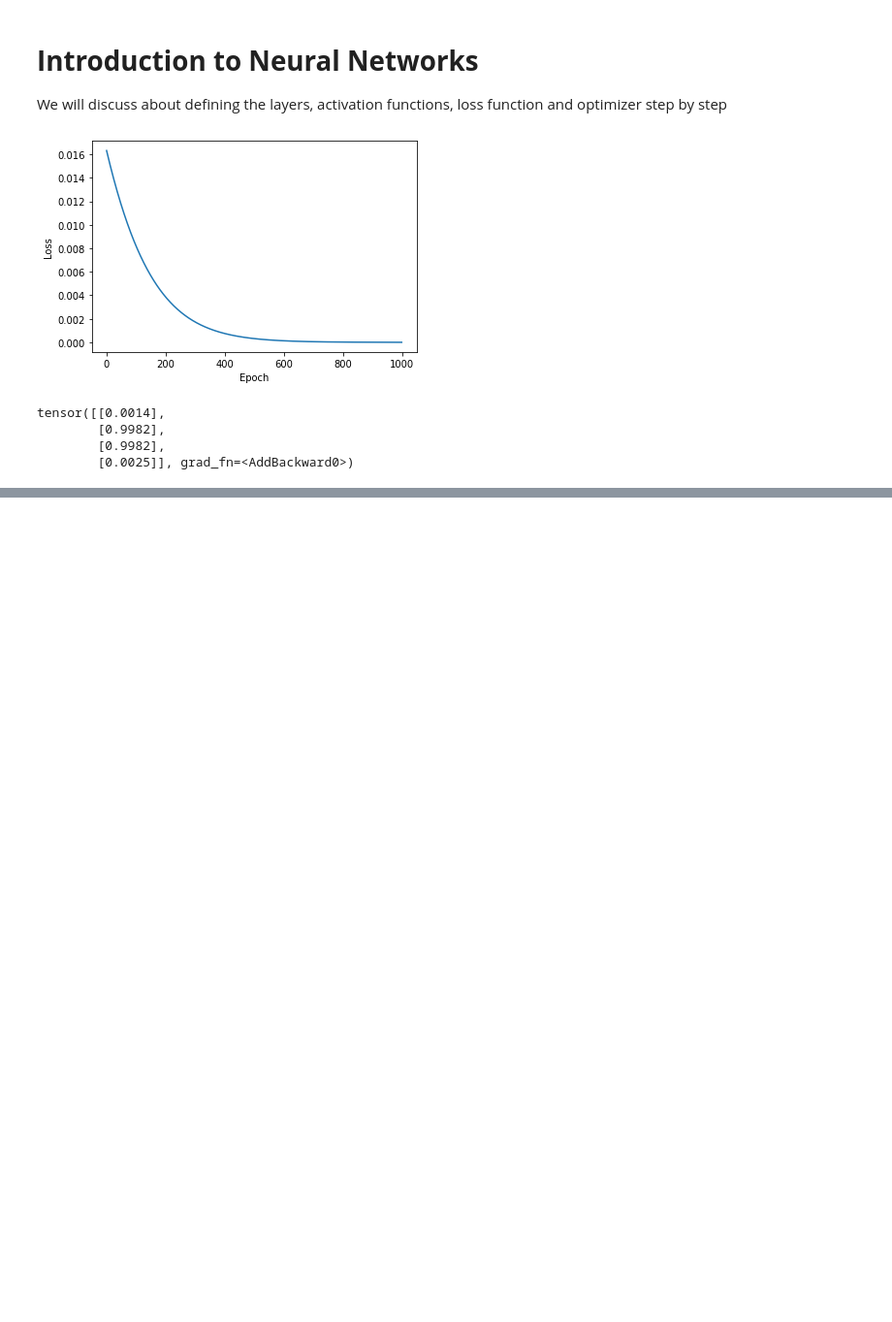
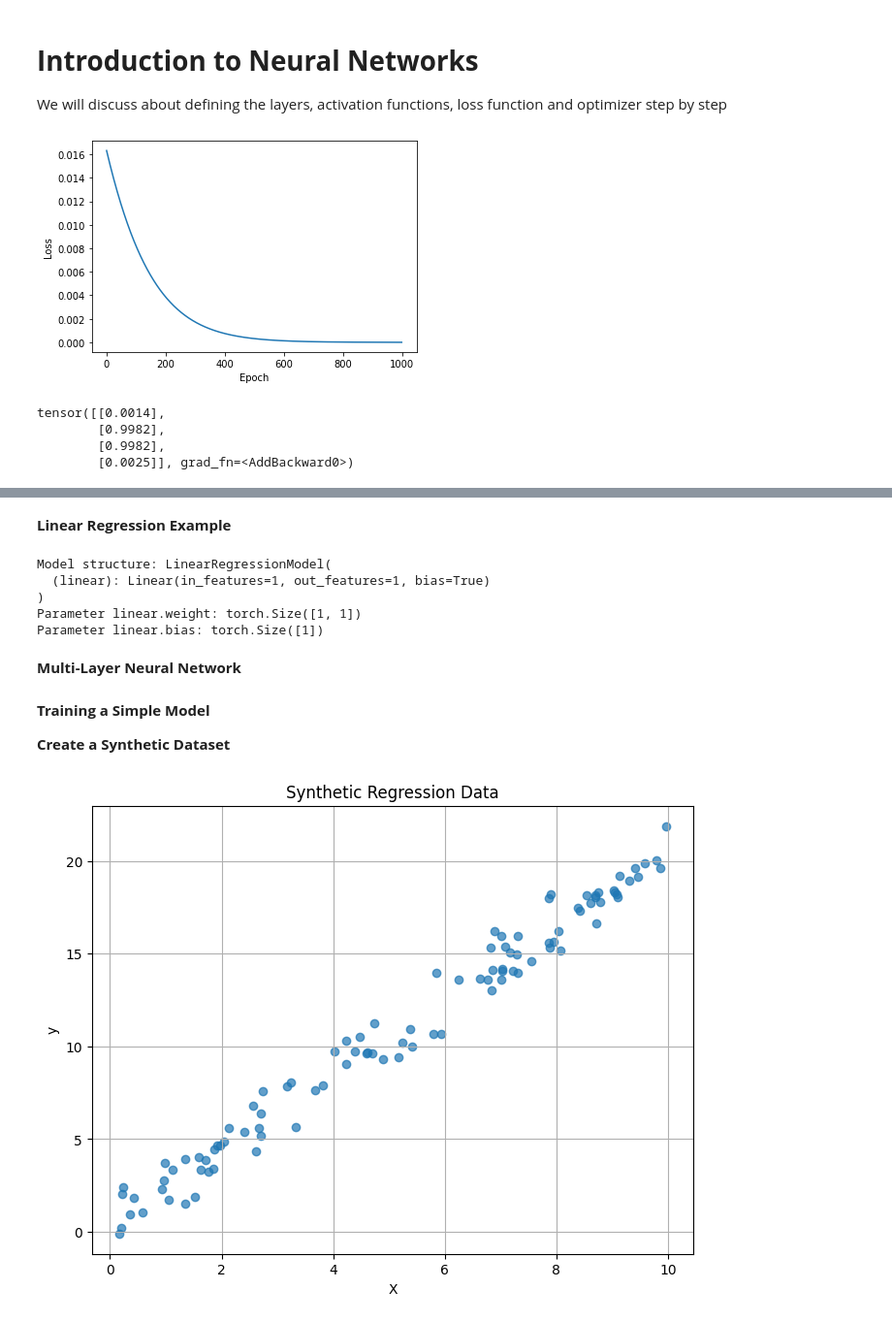
Before and after one commit to heinhtet14/Machine_Learning_Bootcamp, a Jupyter notebook: Wk1-part-2-Intro_PyTorch.ipynb, the cells around one changed output, grey strips where cells are left out. Shown at 97% size. Saved outputs shown, nothing was run; the diff lists cells and outputs as text; code cells hidden in the pictures; blank space fills up the shorter version.

```diff
--- a/Wk1-part-2-Intro_PyTorch.ipynb
+++ b/Wk1-part-2-Intro_PyTorch.ipynb
@@ -356,0 +238,31 @@ Got 9709/10000 with accuracy 97.09
+# %% [markdown]
+**Linear Regression Example**
+# %%
+# Define a simple linear regression model
+class LinearRegressionModel(nn.Module):
+    def __init__(self, input_dim, output_dim):
+        super(LinearRegressionModel, self).__init__()
+        # Linear layer (input_dim -> output_dim)
+        self.linear = nn.Linear(input_dim, output_dim)
+
+    def forward(self, x):
+        # Simple forward pass
+        return self.linear(x)
+
+# Create an instance of the model
+input_dim = 1
+output_dim = 1
+model = LinearRegressionModel(input_dim, output_dim)
+
+print(f"Model structure: {model}")
+# Check model parameters
+for name, param in model.named_parameters():
+    print(f"Parameter {name}: {param.shape}")
+# %% [output]
+Model structure: LinearRegressionModel(
+  (linear): Linear(in_features=1, out_features=1, bias=True)
+)
+Parameter linear.weight: torch.Size([1, 1])
+Parameter linear.bias: torch.Size([1])
+# %% [markdown]
+**Multi-Layer Neural Network**
@@ -356,0 +298,25 @@ Got 9709/10000 with accuracy 97.09
+# %% [markdown]
+**Training a Simple Model**
+
+**Create a Synthetic Dataset**
+# %%
+# Generate synthetic regression data
+def generate_data(n_samples=100):
+    # True parameters: w=2, b=0.5
+    X = torch.rand(n_samples, 1) * 10  # Random input between 0 and 10
+    y = 2 * X + 0.5 + torch.randn(n_samples, 1) * 1.0  # Add some noise
+    return X, y
+
+# Generate data
+X_train, y_train = generate_data(100)
+
+# Visualize the data
+plt.figure(figsize=(8, 6))
+plt.scatter(X_train.numpy(), y_train.numpy(), alpha=0.7)
+plt.title('Synthetic Regression Data')
+plt.xlabel('X')
+plt.ylabel('y')
+plt.grid(True)
+plt.show()
+# %% [output]
+[figure, added]
```
Also changed, not shown: parts of 14 cells of this notebook.
